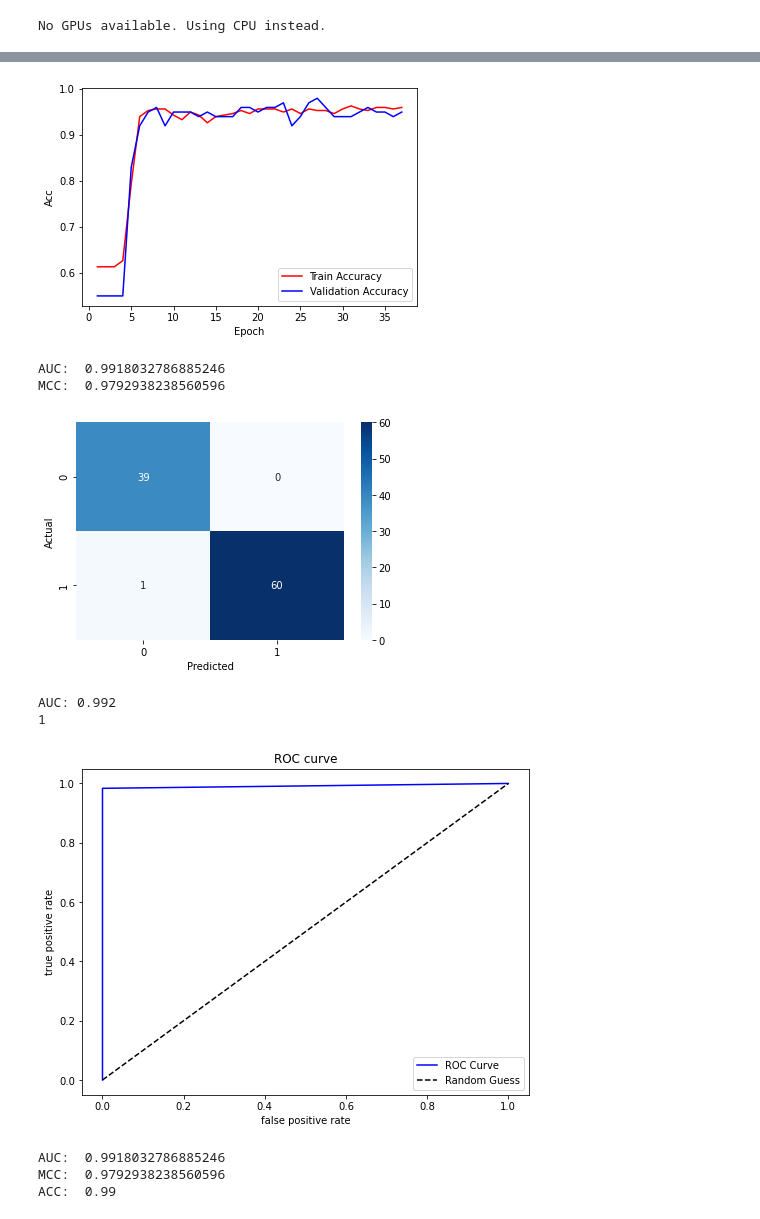
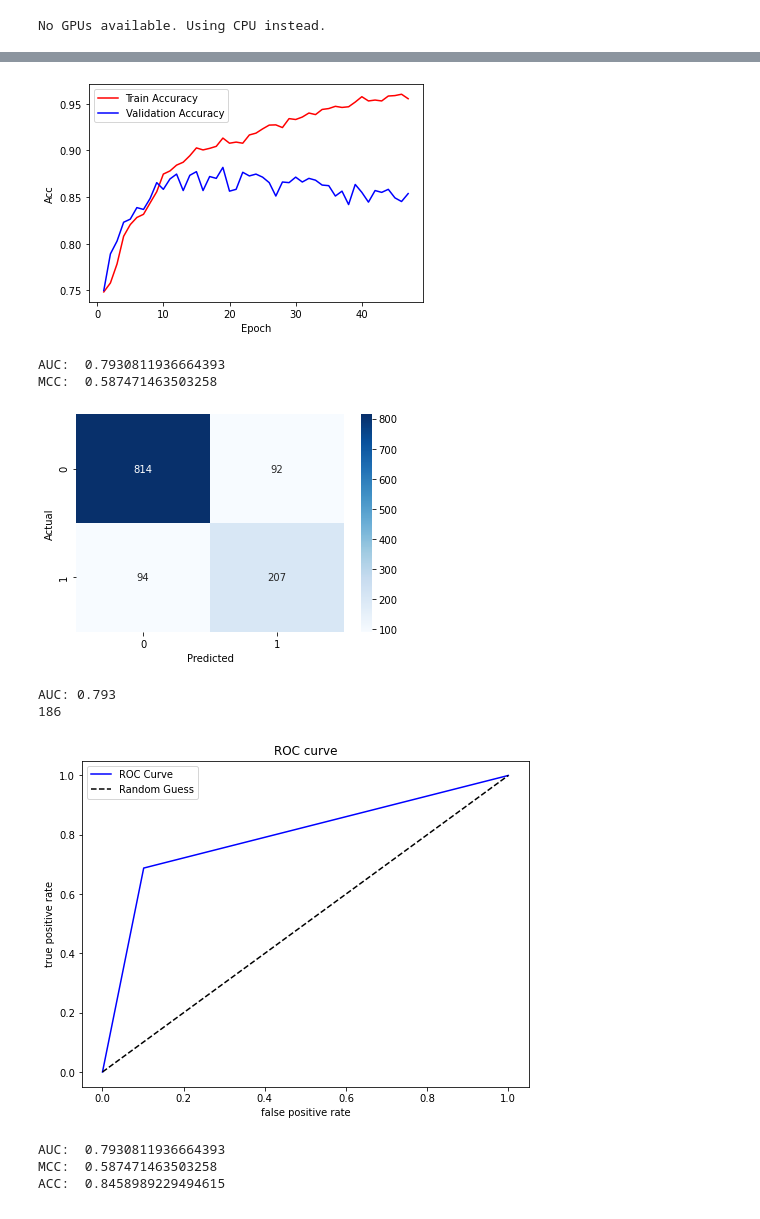
Before and after one commit to gulsude/02456_TCR-pMHC, a Jupyter notebook: scripts/improve_network.ipynb, the cells around one changed output, grey strips where cells are left out. Saved outputs shown, nothing was run; the diff lists cells and outputs as text; code cells hidden in the pictures.

```diff
--- a/scripts/improve_network.ipynb
+++ b/scripts/improve_network.ipynb
@@ -53,7 +53,7 @@ from model import Net_project, Net_project2, Net_project3, Net_project4
 import functions as func
 # %%
 #-------- Import Dataset --------#
-"""data_list = []
+data_list = []
 target_list = []
 
 import glob
@@ -82,5 +82,4 @@ print("\n")
 data_partitions = len(data_list)
 for i in range(data_partitions):
     print("Size of file", i+1, len(data_list[i]))
-"""
 # %% [output]
@@ -184,25 +181,14 @@ Done
 # %%
 #-------- Print Dimentions -------# ### update
 
-if embedding == "baseline":
-    print("baseline")
-    print(len(data_list_enc), "\n")
+print("Total number of files:", len(data_list_enc), "\n")
 
-    for i in range(len(data_list)):
-        print("number of complexes:", len(data_list[i]))
-        print("number of rows:", len(data_list[i][0]))
-        print("number of columns:", len(data_list[i][0][0]))
-        print("\n")
-
-else:
-    print("Total number of files:", len(data_list_enc), "\n")
-
-    for i in range(len(data_list_enc)):
-        print("File", i)
-        print("number of complexes:", len(data_list_enc[i]))
-        print("number of rows:", len(data_list_enc[i][0]))
-        print("number of columns:", len(data_list_enc[i][0][0]))
-        print("\n")
+for i in range(len(data_list_enc)):
+    print("File", i)
+    print("number of complexes:", len(data_list_enc[i]))
+    print("number of rows:", len(data_list_enc[i][0]))
+    print("number of columns:", len(data_list_enc[i][0][0]))
+    print("\n")
 # %% [output]
 Total number of files: 5
 
@@ -224,9 +210 @@ number of columns: 801
-# %%
-if test == True: ### necessary for the esm-1b-separated test
-    if embedding == 'esm-1b':
-        target_list[0] = np.array( [0]*40 + [1]*60 , dtype='float')
-        target_list[1] = np.array( [0]*32 + [1]*68 , dtype='float')
-        target_list[2] = np.array( [0]*44 + [1]*56 , dtype='float')
-        target_list[3] = np.array( [0]*45 + [1]*55 , dtype='float')
-        target_list[4] = np.array( [0]*39 + [1]*61 , dtype='float')
 # %%
@@ -414,7 +393,7 @@ except:
 results = pd.DataFrame(list(zip( (int(x) for x in test_targs), (int(x) for x in test_preds))),columns =['target', 'pred'])
 
 #print(results)
-results.to_csv('../results/targets_vs_preds_emb_{}_HN_{}_nFilt_{}_do_{}_energy_{}_separated_{}.csv'.format(embedding,numHN,numFilter,int(dropOutRate*10), keep_energy, str(esm_1b_separated)), index=False)
+results.to_csv('../results/models_{}_targets_vs_preds_emb_{}_HN_{}_nFilt_{}_do_{}_energy_{}_separated_{}.csv'.format(modelName, embedding,numHN,numFilter,int(dropOutRate*10), keep_energy, str(esm_1b_separated)), index=False)
 
 
 #-------- Performance Evaluation --------#
@@ -444,7 +423,7 @@ plt.ylabel("true positive rate")
 plt.legend(loc="best")
 plt.title("ROC curve")
 
-plt.savefig('../results/plots/targets_vs_preds_emb_{}_HN_{}_nFilt_{}_do_{}_energy_{}_separated_{}_ROC.png'.format(embedding,numHN,numFilter,int(dropOutRate*10), keep_energy, str(esm_1b_separated)))
+plt.savefig('../results/plots/model_{}_targets_vs_preds_emb_{}_HN_{}_nFilt_{}_do_{}_energy_{}_separated_{}_ROC.png'.format(modelName, embedding,numHN,numFilter,int(dropOutRate*10), keep_energy, str(esm_1b_separated)))
 plt.show()
 
 AUC = roc_auc_score(results['target'], results['pred'])
@@ -459,12 +438,12 @@ print("ACC: ", ACC)
-[figure, old version]
+[figure, new version]
-AUC:  0.9918032786885246
-MCC:  0.9792938238560596
+AUC:  0.7930811936664393
+MCC:  0.587471463503258
-[figure, old version]
+[figure, new version]
-AUC: 0.992
-1
+AUC: 0.793
+186
-[figure, old version]
+[figure, new version]
-AUC:  0.9918032786885246
-MCC:  0.9792938238560596
-ACC:  0.99
+AUC:  0.7930811936664393
+MCC:  0.587471463503258
+ACC:  0.8458989229494615
 # %%
 #storing values
```
Also changed, not shown: parts of 12 cells of this notebook.
